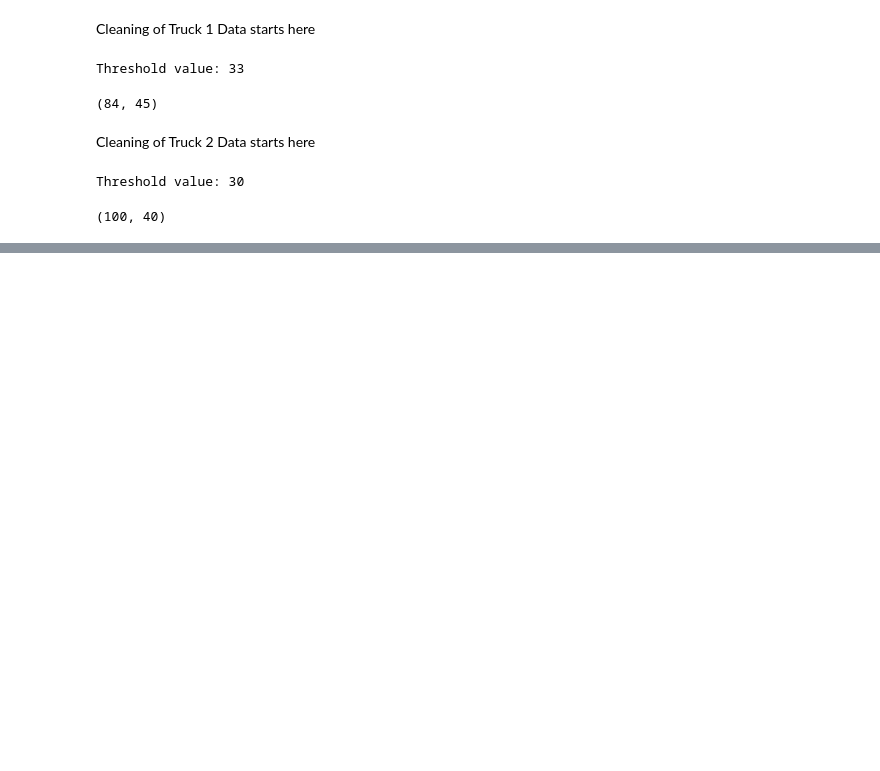
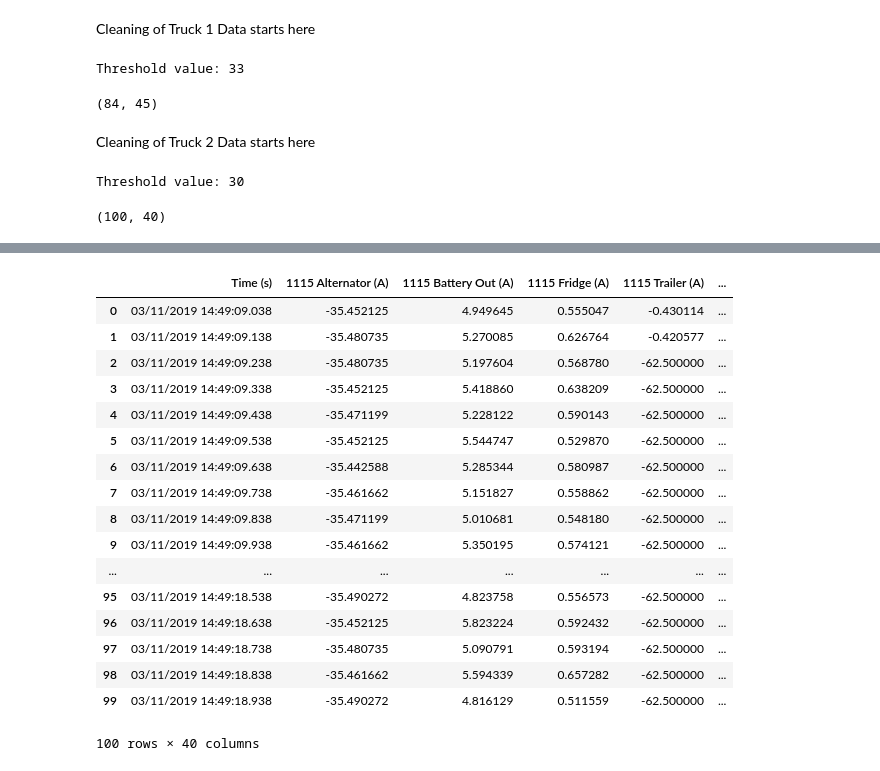
Before and after one commit to UNCG-CSE/Volvo_Truck_Analytics, a Jupyter notebook: src/VolvoTrucksAnalytics.ipynb, the cells around one changed output, grey strips where cells are left out. Drawn from its saved outputs; the diff is of its cells as text; code cells hidden in the pictures; blank space fills up the shorter version.

```diff
--- a/src/VolvoTrucksAnalytics.ipynb
+++ b/src/VolvoTrucksAnalytics.ipynb
@@ -174,0 +217,21 @@ Threshold value: 30
+# %%
+truck2data
+# %% [output]
+|  | Time (s) | 1115 Alternator (A) | 1115 Battery Out (A) | 1115 Fridge (A) | 1115 Trailer (A) | ... |
+| 0 | 03/11/2019 14:49:09.038 | -35.452125 | 4.949645 | 0.555047 | -0.430114 | ... |
+| 1 | 03/11/2019 14:49:09.138 | -35.480735 | 5.270085 | 0.626764 | -0.420577 | ... |
+| 2 | 03/11/2019 14:49:09.238 | -35.480735 | 5.197604 | 0.568780 | -62.500000 | ... |
+| 3 | 03/11/2019 14:49:09.338 | -35.452125 | 5.418860 | 0.638209 | -62.500000 | ... |
+| 4 | 03/11/2019 14:49:09.438 | -35.471199 | 5.228122 | 0.590143 | -62.500000 | ... |
+| 5 | 03/11/2019 14:49:09.538 | -35.452125 | 5.544747 | 0.529870 | -62.500000 | ... |
+| 6 | 03/11/2019 14:49:09.638 | -35.442588 | 5.285344 | 0.580987 | -62.500000 | ... |
+| 7 | 03/11/2019 14:49:09.738 | -35.461662 | 5.151827 | 0.558862 | -62.500000 | ... |
+| 8 | 03/11/2019 14:49:09.838 | -35.471199 | 5.010681 | 0.548180 | -62.500000 | ... |
+| 9 | 03/11/2019 14:49:09.938 | -35.461662 | 5.350195 | 0.574121 | -62.500000 | ... |
+| ... | ... | ... | ... | ... | ... | ... |
+| 95 | 03/11/2019 14:49:18.538 | -35.490272 | 4.823758 | 0.556573 | -62.500000 | ... |
+| 96 | 03/11/2019 14:49:18.638 | -35.452125 | 5.823224 | 0.592432 | -62.500000 | ... |
+| 97 | 03/11/2019 14:49:18.738 | -35.480735 | 5.090791 | 0.593194 | -62.500000 | ... |
+| 98 | 03/11/2019 14:49:18.838 | -35.461662 | 5.594339 | 0.657282 | -62.500000 | ... |
+| 99 | 03/11/2019 14:49:18.938 | -35.490272 | 4.816129 | 0.511559 | -62.500000 | ... |
+100 rows × 40 columns
```
Also changed, not shown: parts of 31 cells of this notebook, 1 other file.
